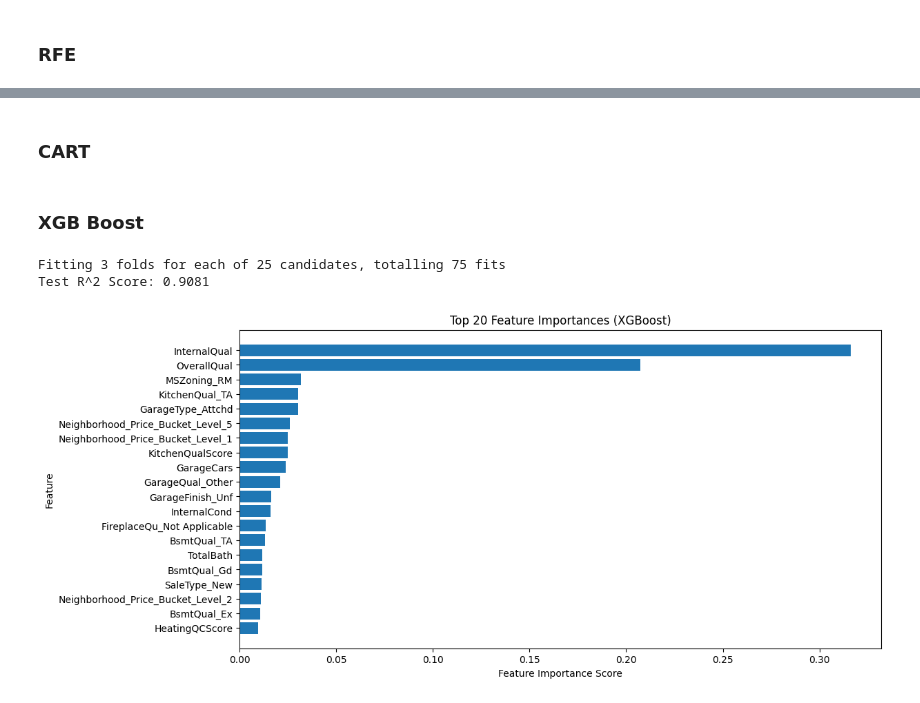
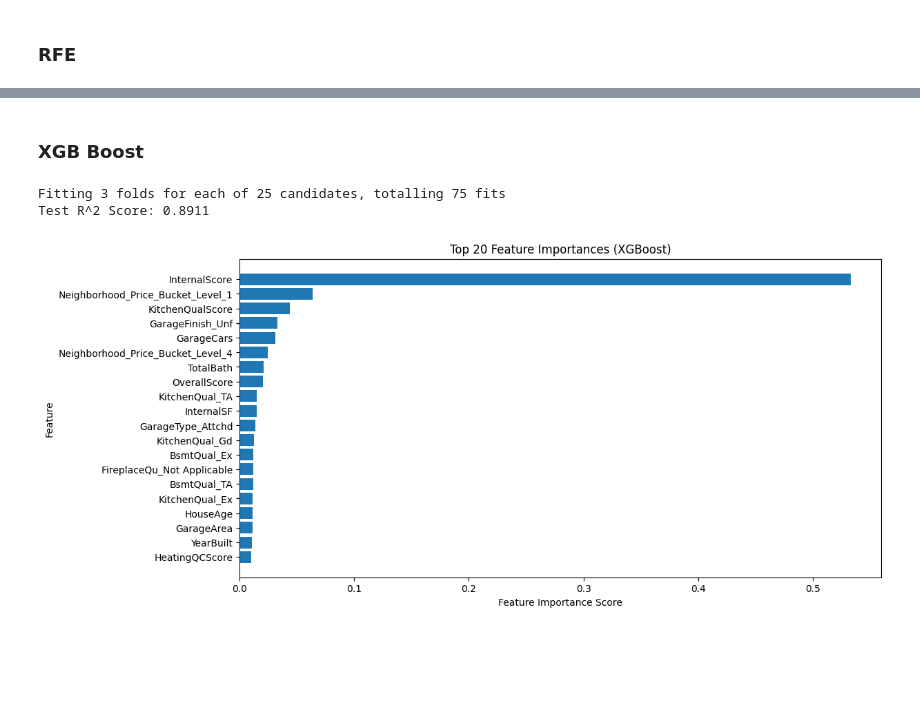
Before and after one commit to PandaMan79/Kaggle-House-Price-Predictor, a Jupyter notebook: Housing Price Kaggle Competition/Feature Engineering.ipynb, the cells around one changed output, grey strips where cells are left out. Cells and saved outputs as stored; diff of their text form; code cells hidden in the pictures; blank space fills up the shorter version.

```diff
--- a/Housing Price Kaggle Competition/Feature Engineering.ipynb
+++ b/Housing Price Kaggle Competition/Feature Engineering.ipynb
@@ -432,13 +433,13 @@ df_encoded = pd.DataFrame(ohe.fit_transform(categorical_data),
                           index=df.index)
 
 # Keep 'SalePrice' and merge encoded categorical data
-df_cat = pd.concat([df[['SalePrice_Log']], df_encoded], axis=1)
+df_cat = pd.concat([df[['SalePrice_log']], df_encoded], axis=1)
 # %%
 # Compute correlation
 correlation_matrix = df_cat.corr()
 
 # Get correlation of all features with SalesPrice
-correlation_with_salesprice = correlation_matrix['SalePrice_Log'].drop('SalePrice_Log')
+correlation_with_salesprice = correlation_matrix['SalePrice_log'].drop('SalePrice_log')
 
 # Sort correlations in descending order
 correlation_ranked = correlation_with_salesprice.abs().sort_values(ascending=False)
@@ -528,6 +529,6 @@ df_final.head()
 # %%
 # Define correlation threshold
-correlation_threshold = 0.3
+correlation_threshold = 0.4
 
 # Identify features with correlation below the threshold
 low_correlation_features = correlation_ranked[correlation_ranked < correlation_threshold].index.tolist()
@@ -579,18 +577,3 @@ df = df_cleaned.copy()
 df.to_csv('outputs/train_cleaned_encoded.csv', index=False)
 # %% [markdown]
 ## Feature Importance Testing
-# %%
-# Remove the outliers from the data using the IQR method
-# Calculate Q1 (25th percentile) and Q3 (75th percentile)
-Q1 = df['SalePrice_Log'].quantile(0.25)
-Q3 = df['SalePrice_Log'].quantile(0.75)
-
-# Compute the Interquartile Range (IQR)
-IQR = Q3 - Q1
-
-# Define the lower and upper bounds
-lower_bound = Q1 - 1.5 * IQR
-upper_bound = Q3 + 1.5 * IQR
-
-# Filter out the outliers
-df = df[(df['SalePrice_Log'] >= lower_bound) & (df['SalePrice_Log'] <= upper_bound)]
@@ -800,2 +782,0 @@ R² Score: 0.9081
-# %% [markdown]
-### CART
@@ -888,9 +793,9 @@ from sklearn.pipeline import Pipeline
 from scipy.stats import uniform, randint
 
 # Define features and target
-columns_to_include = df.columns.difference(['SalePrice_Log'])
+columns_to_include = df.columns.difference(['SalePrice_log'])
 X = df[columns_to_include]
-y = df['SalePrice_Log']
+y = df['SalePrice_log']
 
 # Split data into training and testing sets
 X_train, X_test, y_train, y_test = train_test_split(X, y, test_size=0.2, random_state=42)
@@ -916,40 +821,40 @@ param_dist = {
 # Use RandomizedSearchCV instead of GridSearchCV
 random_search = RandomizedSearchCV(
     pipeline, param_distributions=param_dist,
-    n_iter=25, cv=3, scoring='r2', n_jobs=-1, verbose=1, random_state=42
+    n_iter=25, cv=3, scoring='r2', n_jobs=8, verbose=1, random_state=42
 )
 
 # Fit with early stopping
 random_search.fit(X_train, y_train)
 
 # Best model evaluation on test set
 best_model = random_search.best_estimator_
 test_r2 = best_model.score(X_test, y_test)
 print(f'Test R^2 Score: {test_r2:.4f}')
 
 # Feature importance extraction
 xgb_model = best_model.named_steps['classifier']
 importances = xgb_model.feature_importances_
 indices = np.argsort(importances)[::-1]
 names = [columns_to_include[j] for j in indices]
 
 # Select **Top 20** most important features
 top_n = 20
 top_features = names[:top_n]
 top_importances = importances[indices][:top_n]
 
 # Plot top 20 feature importances
 plt.figure(figsize=(12, 6))
 plt.barh(names[:20], importances[indices][:20])
 plt.xlabel("Feature Importance Score")
 plt.ylabel("Feature")
 plt.title("Top 20 Feature Importances (XGBoost)")
 plt.gca().invert_yaxis()
 plt.show()
 # %% [output]
 Fitting 3 folds for each of 25 candidates, totalling 75 fits
-Test R^2 Score: 0.9081
+Test R^2 Score: 0.8911
-[figure, old version]
+[figure, new version]
 # %%
 print(top_features)
 # %% [output]
```
Also changed, not shown: parts of 44 cells of this notebook, 7 other files.
